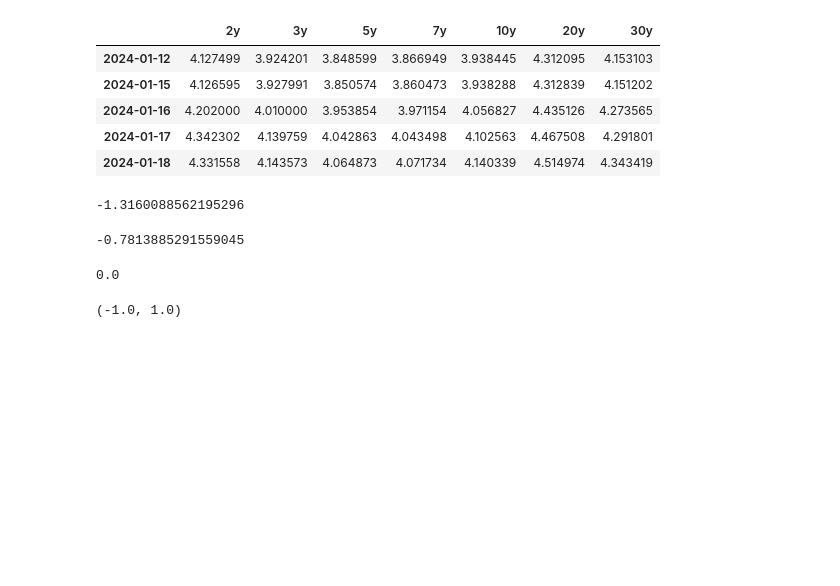
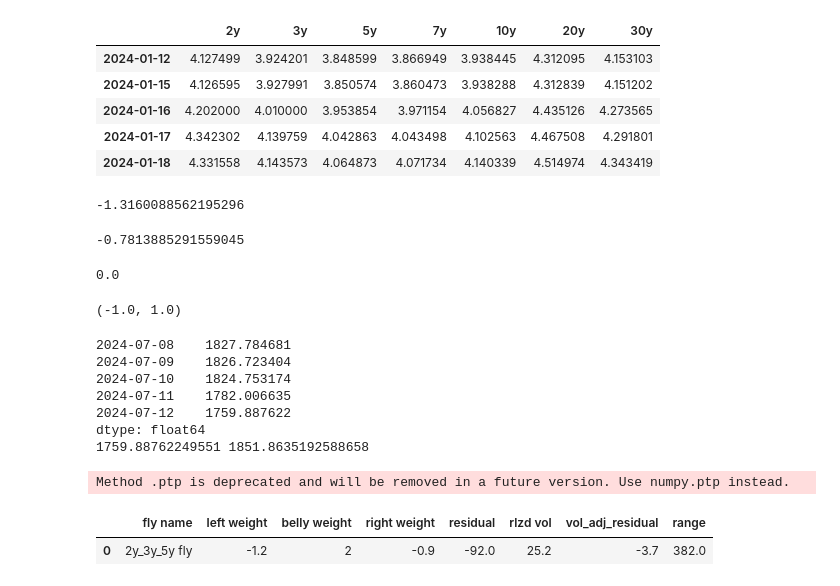
Before and after one commit to haohaom1/butterfly-rv, a Jupyter notebook: regression analysis.ipynb, the cells around one changed output. Cells and saved outputs as stored; diff of their text form; code cells hidden in the pictures; blank space fills up the shorter version.

```diff
--- a/regression analysis.ipynb
+++ b/regression analysis.ipynb
@@ -242,0 +280,14 @@ a, b
+# %%
+a = find_most_attractive_flies(df, rich=False)
+a
+# %% [output]
+2024-07-08    1827.784681
+2024-07-09    1826.723404
+2024-07-10    1824.753174
+2024-07-11    1782.006635
+2024-07-12    1759.887622
+dtype: float64
+1759.88762249551 1851.8635192588658
+Method .ptp is deprecated and will be removed in a future version. Use numpy.ptp instead.
+|  | fly name | left weight | belly weight | right weight | residual | rlzd vol | vol_adj_residual | range |
+| 0 | 2y_3y_5y fly | -1.2 | 2 | -0.9 | -92.0 | 25.2 | -3.7 | 382.0 |
```
Also changed, not shown: parts of 4 cells of this notebook, 1 other file.
